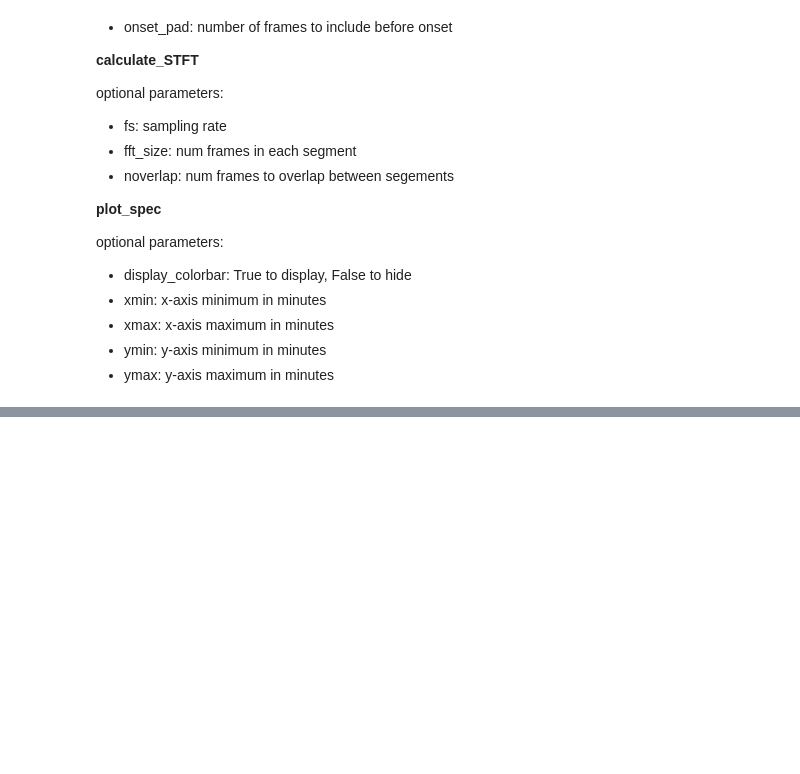
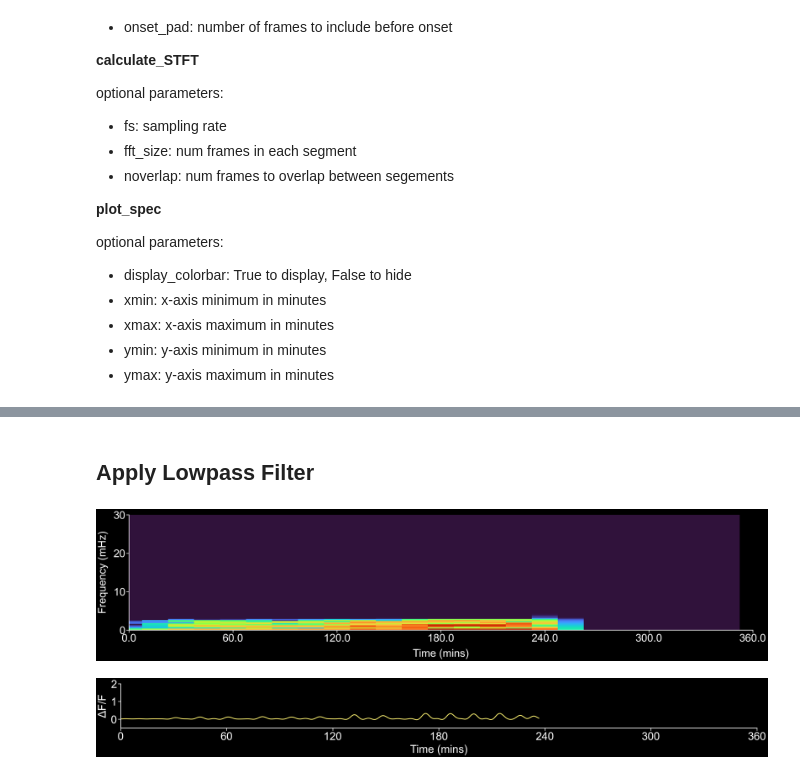
Before and after one commit to ACRLab/snazzy, a Jupyter notebook: notebooks/plot_individual_traces.ipynb, the cells around one changed output, grey strips where cells are left out. Drawn from its saved outputs; the diff is of its cells as text; code cells hidden in the pictures; blank space fills up the shorter version.

```diff
--- a/notebooks/plot_individual_traces.ipynb
+++ b/notebooks/plot_individual_traces.ipynb
@@ -193,0 +227,14 @@ myplots.plot_spec(f, t, Zxx, mymap, spec_rc, display_colorbar=False)
+# %% [markdown]
+## Apply Lowpass Filter
+# %%
+cutoff = 0.0025 # frequency in Hz
+
+f, t, Zxx = trace.calculate_STFT(dff)
+lopass_time, lopass_dff = trace.apply_lopass_filter(time, dff, cutoff)
+
+new_f, new_t, new_Zxx = trace.calculate_STFT(lopass_dff)
+myplots.plot_spec(new_f, new_t, new_Zxx, mymap, spec_rc, display_colorbar=False)
+myplots.plot_trace(lopass_time, lopass_dff, trace_rc, ymin=-0.5, ymax=2)
+# %% [output]
+[figure, added]
+[figure, added]
```
Also changed, not shown: parts of 6 cells of this notebook, 1 other file.
